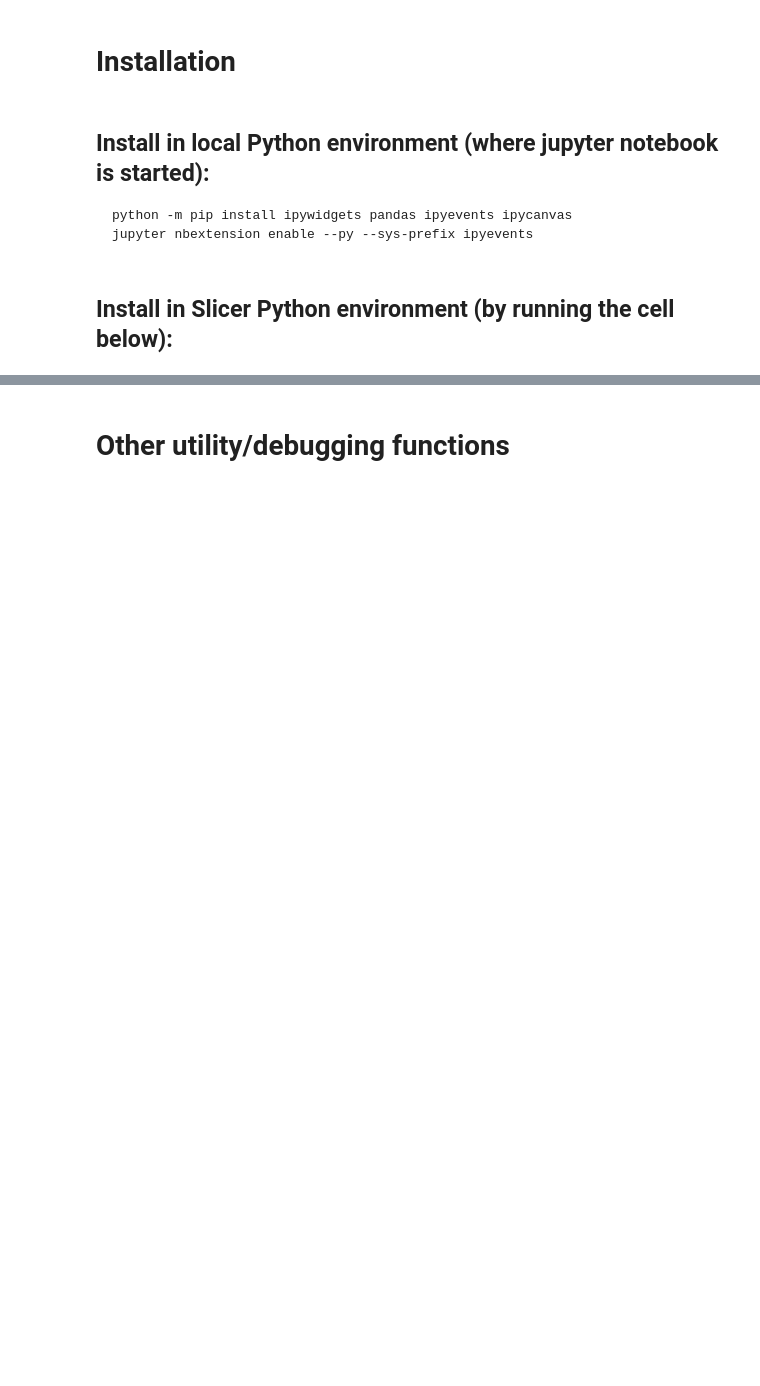
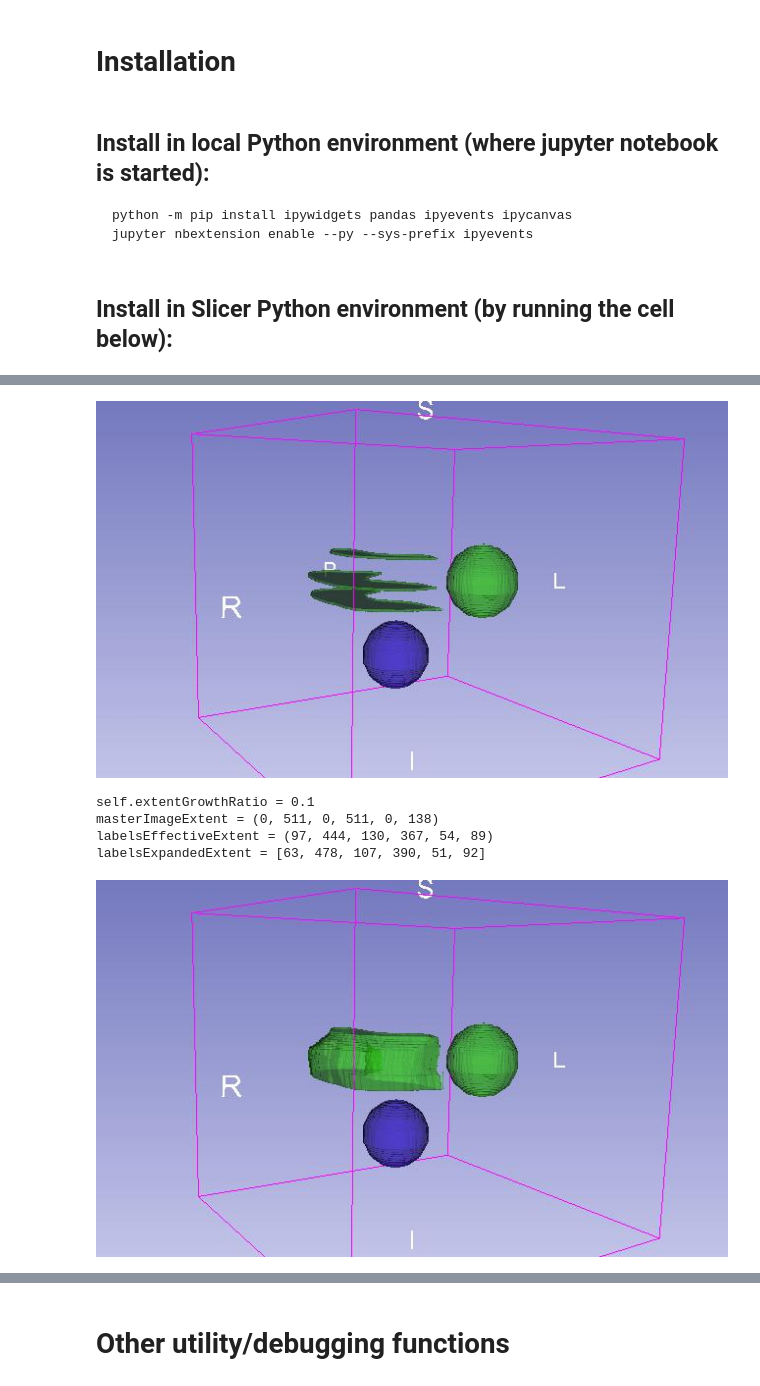
Before and after one commit to Slicer/SlicerNotebooks, a Jupyter notebook: 05_Image_interaction.ipynb, the cells around one changed output, grey strips where cells are left out. Cells and saved outputs as stored; diff of their text form; code cells hidden in the pictures; blank space fills up the shorter version.

```diff
--- a/05_Image_interaction.ipynb
+++ b/05_Image_interaction.ipynb
@@ -70,0 +197,24 @@ interactive(children=(IntSlider(value=50, description='position'), Output()), _d
+# %%
+ # Hide the body segment so that we can see more clearly
+segmentationNode.GetDisplayNode().SetSegmentVisibility(bodySegmentID, False)
+
+# Show initial slices
+display(slicer.nb.display3DView())
+
+# Fill between slices
+segmentationNode.GetDisplayNode().SetSegmentVisibility(sphere2SegmentID, False)
+segmentEditorWidget.setActiveEffectByName("Fill between slices")
+effect = segmentEditorWidget.activeEffect()
+effect.self().onPreview()
+effect.self().onApply()
+segmentationNode.GetDisplayNode().SetSegmentVisibility(sphere2SegmentID, True)
+
+# Show complete segmentation
+display(slicer.nb.display3DView())
+# %% [output]
+[figure, added]
+self.extentGrowthRatio = 0.1
+masterImageExtent = (0, 511, 0, 511, 0, 138)
+labelsEffectiveExtent = (97, 444, 130, 367, 54, 89)
+labelsExpandedExtent = [63, 478, 107, 390, 51, 92]
+[figure, added]
```
Also changed, not shown: parts of 23 cells of this notebook, 2 other files.
